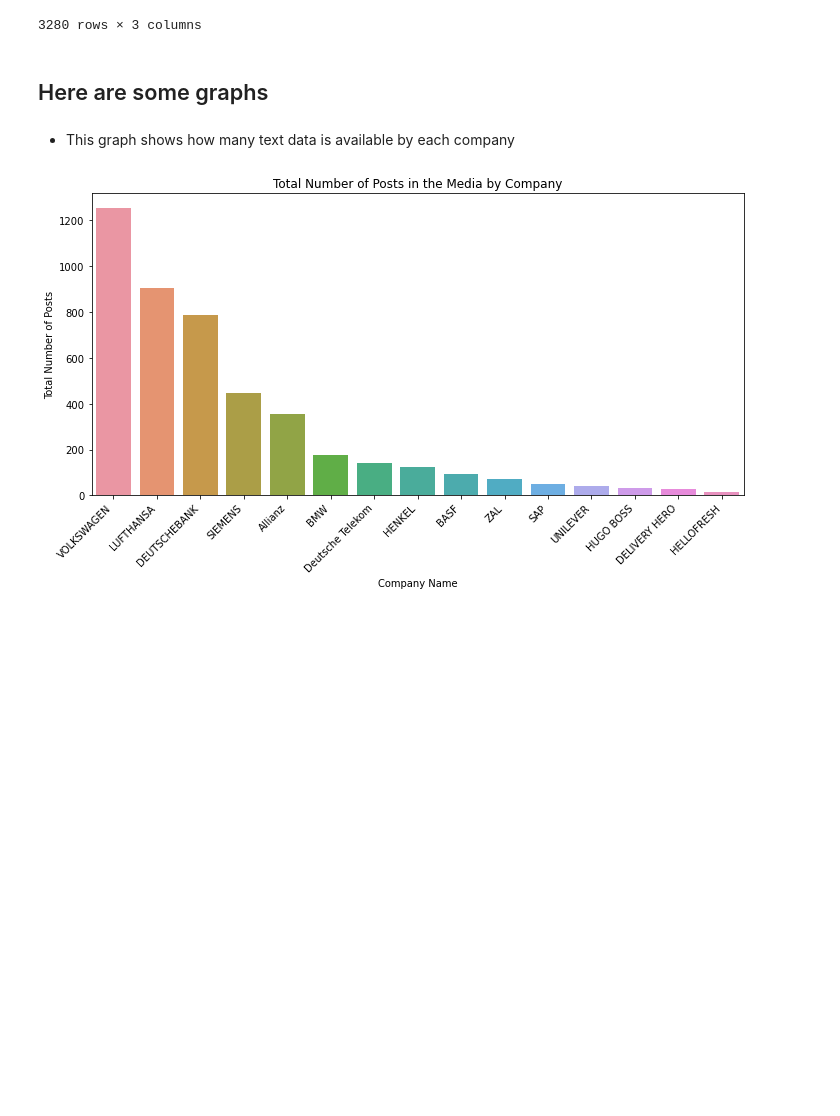
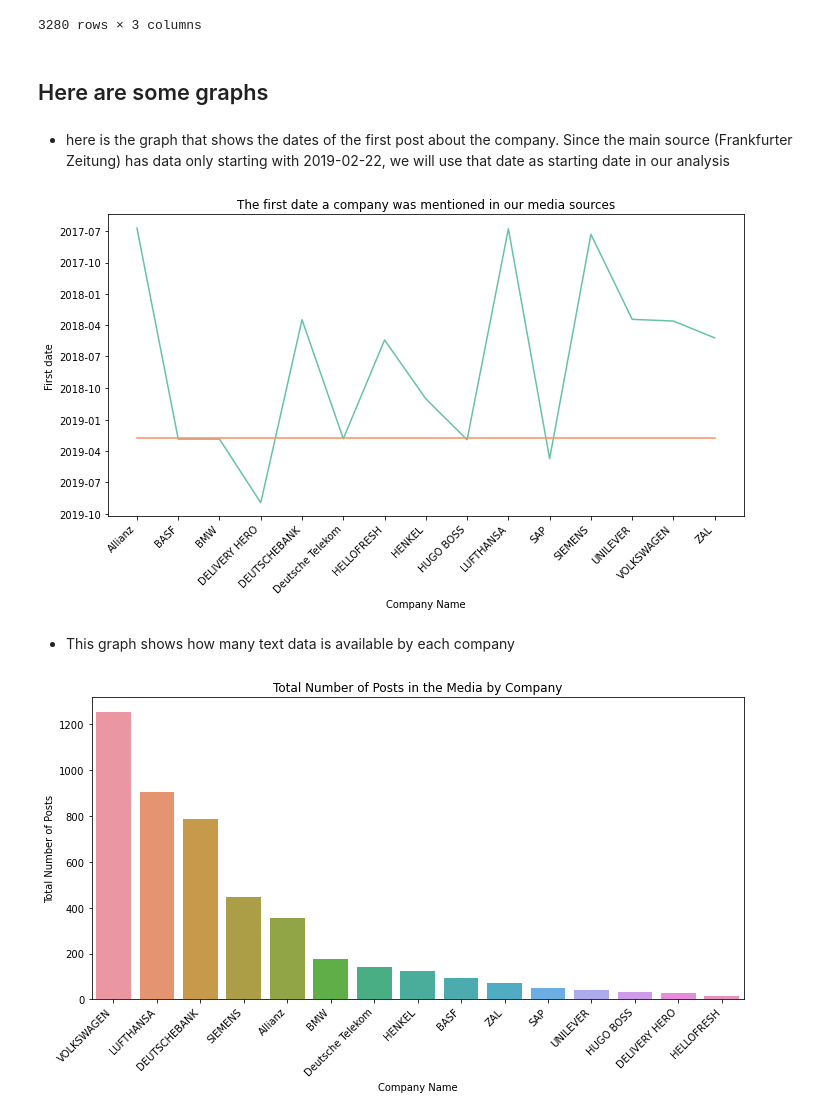
Before and after one commit to dariagerasimenko/stock_changes_german_news, a Jupyter notebook: german_news_EDA.ipynb, the cells around one changed output. Saved outputs shown, nothing was run; the diff lists cells and outputs as text; code cells hidden in the pictures; blank space fills up the shorter version.

Commit message:
changed some graphs

```diff
--- a/german_news_EDA.ipynb
+++ b/german_news_EDA.ipynb
@@ -150,6 +150,27 @@ merged_data['length'].fillna(0, inplace=True)
 data4 = pd.DataFrame(merged_data[['COMP', "length", 'just_date']].groupby(['COMP', "length"]).count()).reset_index()
 # %% [markdown]
 ## Here are some graphs
+# %% [markdown]
+* here is the graph that shows the dates of the first post about the company. Since the main source (Frankfurter Zeitung) has data only starting with 2019-02-22, we will use that date as starting date in our analysis
+# %%
+line = pd.DataFrame({'just_date':['2019-02-22']*15, 'COMP': companies})
+line['just_date'] = line['just_date'].astype('datetime64[ns]')
+# %%
+
+
+plt.figure(figsize=(10, 6))
+sns.set_palette('Set2')
+sns.lineplot(data = data3.groupby(['COMP'])['just_date'].min())
+sns.lineplot(x= "COMP", y = "just_date",data = line)
+plt.title('The first date a company was mentioned in our media sources')
+plt.xlabel('Company Name')
+plt.ylabel('First date')
+plt.xticks(rotation=45, ha='right')
+plt.tight_layout()
+plt.legend
+plt.show()
+# %% [output]
+[figure, added]
 # %% [markdown]
 * This graph shows how many text data is available by each company
 # %%
```
Also changed, not shown: parts of 9 cells of this notebook.
